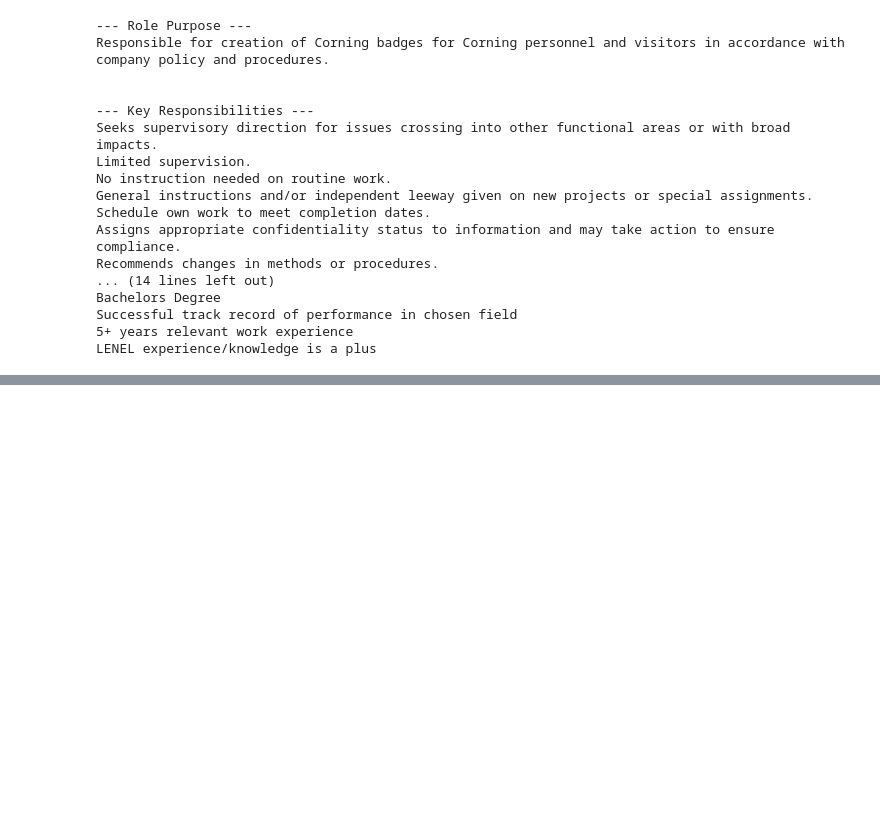
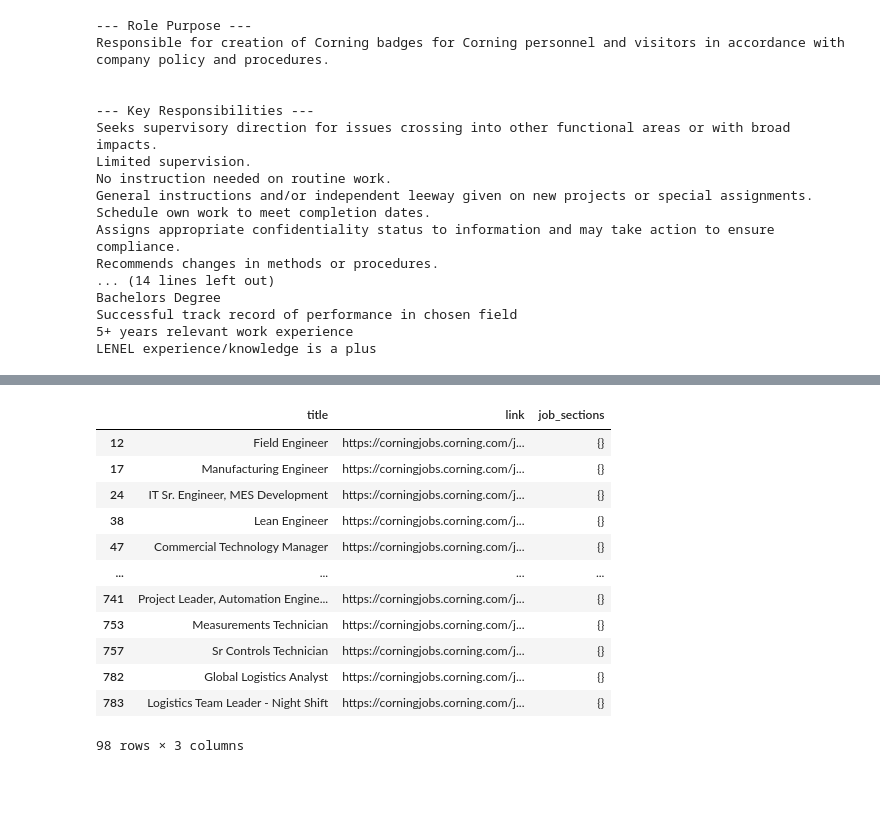
Before and after one commit to blwhiten/hello_world, a Jupyter notebook: quickstarts/Get_started.ipynb, the cells around one changed output, grey strips where cells are left out. Cells and saved outputs as stored; diff of their text form; code cells hidden in the pictures; blank space fills up the shorter version.

```diff
--- a/quickstarts/Get_started.ipynb
+++ b/quickstarts/Get_started.ipynb
@@ -2158,0 +2284,17 @@ KeyboardInterrupt:
+# %%
+corning_jobs_us_filtered = corning_jobs_us_ext.drop(columns=['company_overview']) # drop unneeded columns here
+
+# Define a regex pattern to extract two monetary amounts (with optional commas and decimals)
+pattern = r'\$(?P<low>[\d,]+(?:\.\d{2})?)\s*-\s*\$(?P<high>[\d,]+(?:\.\d{2})?)'
+
+# Extract the pay range low and high as strings
+corning_jobs_us_filtered[['pay_range_low', 'pay_range_high']] = corning_jobs_us_filtered['immigration_sponsorship'].str.extract(pattern)
+
+# Remove commas and convert to float
+corning_jobs_us_filtered['pay_range_low'] = corning_jobs_us_filtered['pay_range_low'].str.replace(',', '').astype(float)
+corning_jobs_us_filtered['pay_range_high'] = corning_jobs_us_filtered['pay_range_high'].str.replace(',', '').astype(float)
+
+corning_jobs_us_filtered.drop(columns=['immigration_sponsorship'], inplace=True)
+
+pd.reset_option('display.max_colwidth')
+corning_jobs_us_filtered
@@ -2158,0 +2327,5 @@ KeyboardInterrupt:
+# %%
+corning_nc_jobs = corning_jobs_us[corning_jobs_us['state'] == 'NC'].copy()
+
+corning_nc_jobs = corning_nc_jobs.drop(columns=[col for col in corning_nc_jobs.columns if corning_nc_jobs[col].notna().sum() < 5])
+corning_nc_jobs.info()
@@ -2159,2 +2350,22 @@ KeyboardInterrupt:
+# %%
+pd.set_option('display.max_colwidth', None)
+
+rows_missing_job_sections = corning_nc_jobs[corning_nc_jobs['job_sections'].apply(lambda x: isinstance(x, dict) and len(x) == 0)]
+selected_cols = ['title','link','job_sections']
+rows_missing_job_sections[selected_cols]
+# %% [output]
+|  | title | link | job_sections |
+| 12 | Field Engineer | https://corningjobs.corning.com/j... | {} |
+| 17 | Manufacturing Engineer | https://corningjobs.corning.com/j... | {} |
+| 24 | IT Sr. Engineer, MES Development | https://corningjobs.corning.com/j... | {} |
+| 38 | Lean Engineer | https://corningjobs.corning.com/j... | {} |
+| 47 | Commercial Technology Manager | https://corningjobs.corning.com/j... | {} |
+| ... | ... | ... | ... |
+| 741 | Project Leader, Automation Engine... | https://corningjobs.corning.com/j... | {} |
+| 753 | Measurements Technician | https://corningjobs.corning.com/j... | {} |
+| 757 | Sr Controls Technician | https://corningjobs.corning.com/j... | {} |
+| 782 | Global Logistics Analyst | https://corningjobs.corning.com/j... | {} |
+| 783 | Logistics Team Leader - Night Shift | https://corningjobs.corning.com/j... | {} |
+98 rows × 3 columns
 # %% [markdown]
 ##
```
Also changed, not shown: parts of 21 cells of this notebook.
